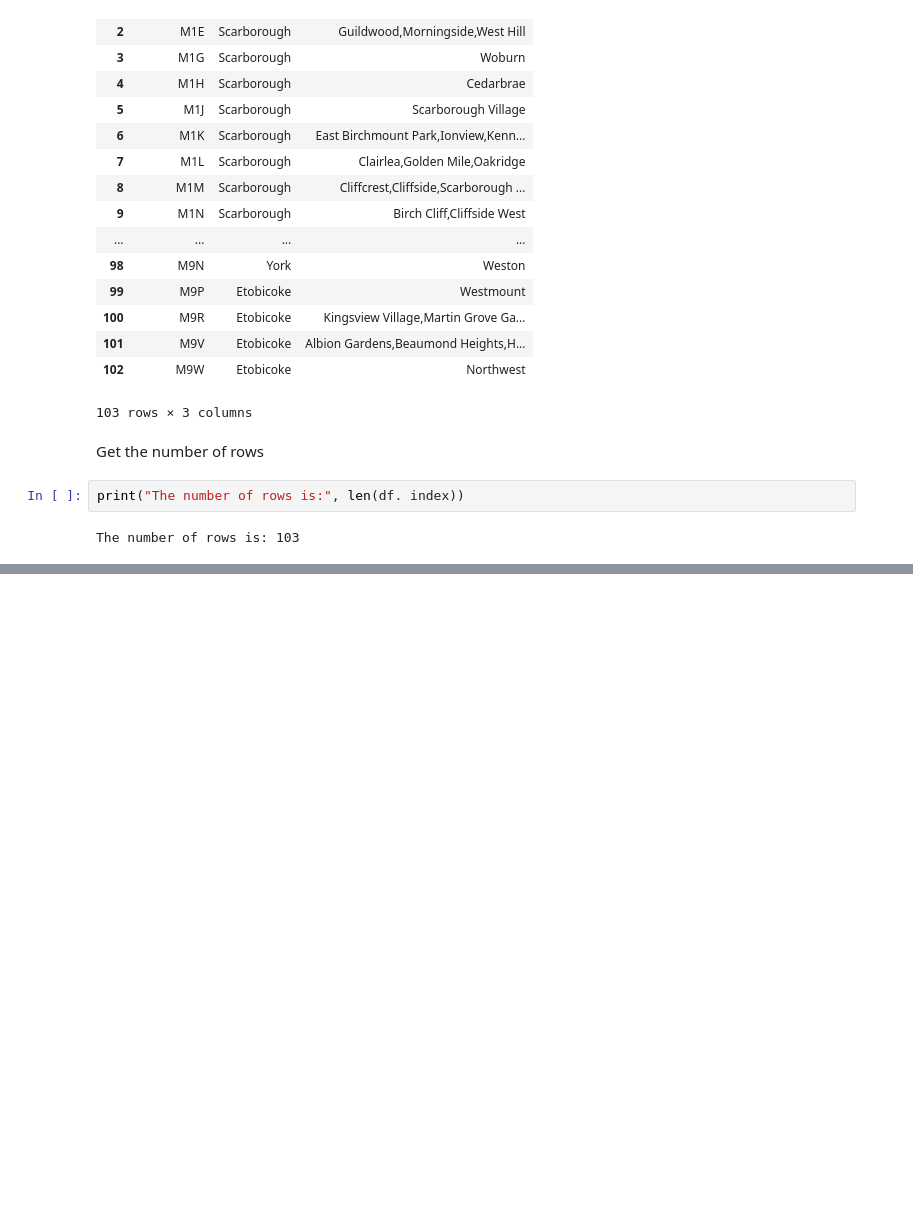
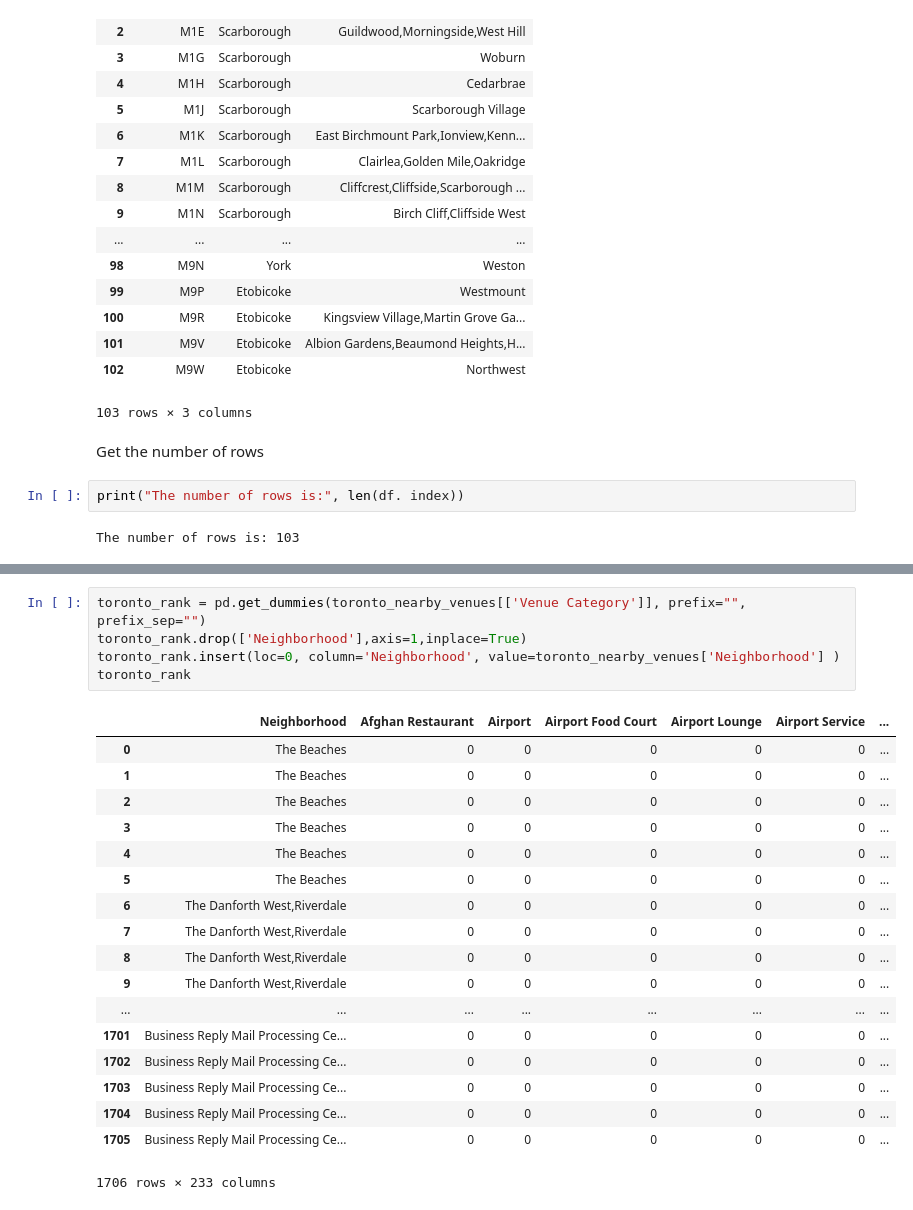
Before and after one commit to will6309/Coursera_Capstone, a Jupyter notebook: Segmenting and clustering neighbourhoods.ipynb, the cells around one changed output, grey strips where cells are left out. Cells and saved outputs as stored; diff of their text form; blank space fills up the shorter version.

```diff
--- a/Segmenting and clustering neighbourhoods.ipynb
+++ b/Segmenting and clustering neighbourhoods.ipynb
@@ -96,0 +285,24 @@ The number of rows is: 103
+# %%
+toronto_rank = pd.get_dummies(toronto_nearby_venues[['Venue Category']], prefix="", prefix_sep="")
+toronto_rank.drop(['Neighborhood'],axis=1,inplace=True)
+toronto_rank.insert(loc=0, column='Neighborhood', value=toronto_nearby_venues['Neighborhood'] )
+toronto_rank
+# %% [output]
+|  | Neighborhood | Afghan Restaurant | Airport | Airport Food Court | Airport Lounge | Airport Service | ... |
+| 0 | The Beaches | 0 | 0 | 0 | 0 | 0 | ... |
+| 1 | The Beaches | 0 | 0 | 0 | 0 | 0 | ... |
+| 2 | The Beaches | 0 | 0 | 0 | 0 | 0 | ... |
+| 3 | The Beaches | 0 | 0 | 0 | 0 | 0 | ... |
+| 4 | The Beaches | 0 | 0 | 0 | 0 | 0 | ... |
+| 5 | The Beaches | 0 | 0 | 0 | 0 | 0 | ... |
+| 6 | The Danforth West,Riverdale | 0 | 0 | 0 | 0 | 0 | ... |
+| 7 | The Danforth West,Riverdale | 0 | 0 | 0 | 0 | 0 | ... |
+| 8 | The Danforth West,Riverdale | 0 | 0 | 0 | 0 | 0 | ... |
+| 9 | The Danforth West,Riverdale | 0 | 0 | 0 | 0 | 0 | ... |
+| ... | ... | ... | ... | ... | ... | ... | ... |
+| 1701 | Business Reply Mail Processing Ce... | 0 | 0 | 0 | 0 | 0 | ... |
+| 1702 | Business Reply Mail Processing Ce... | 0 | 0 | 0 | 0 | 0 | ... |
+| 1703 | Business Reply Mail Processing Ce... | 0 | 0 | 0 | 0 | 0 | ... |
+| 1704 | Business Reply Mail Processing Ce... | 0 | 0 | 0 | 0 | 0 | ... |
+| 1705 | Business Reply Mail Processing Ce... | 0 | 0 | 0 | 0 | 0 | ... |
+1706 rows × 233 columns
```
Also changed, not shown: parts of 20 cells of this notebook.
